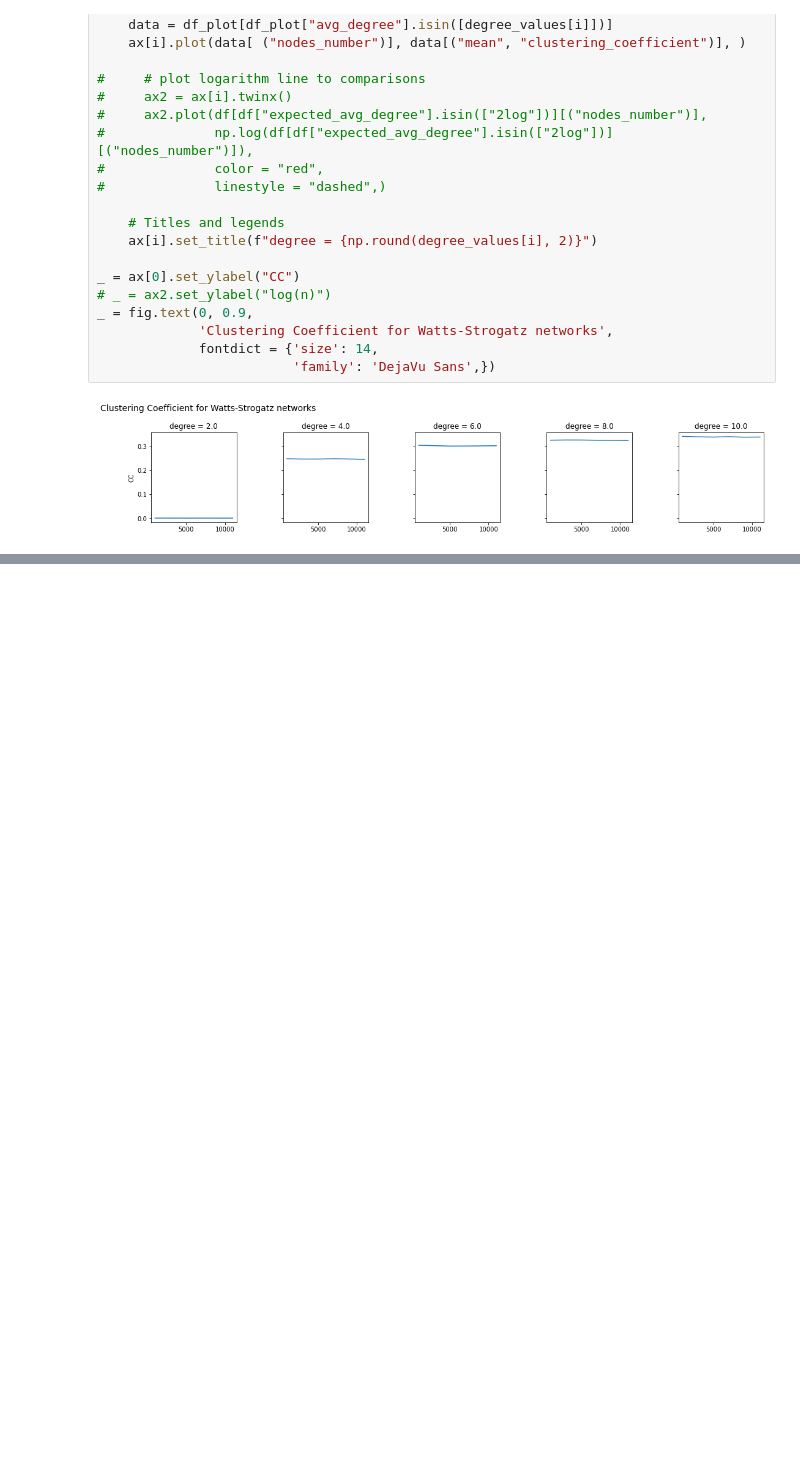
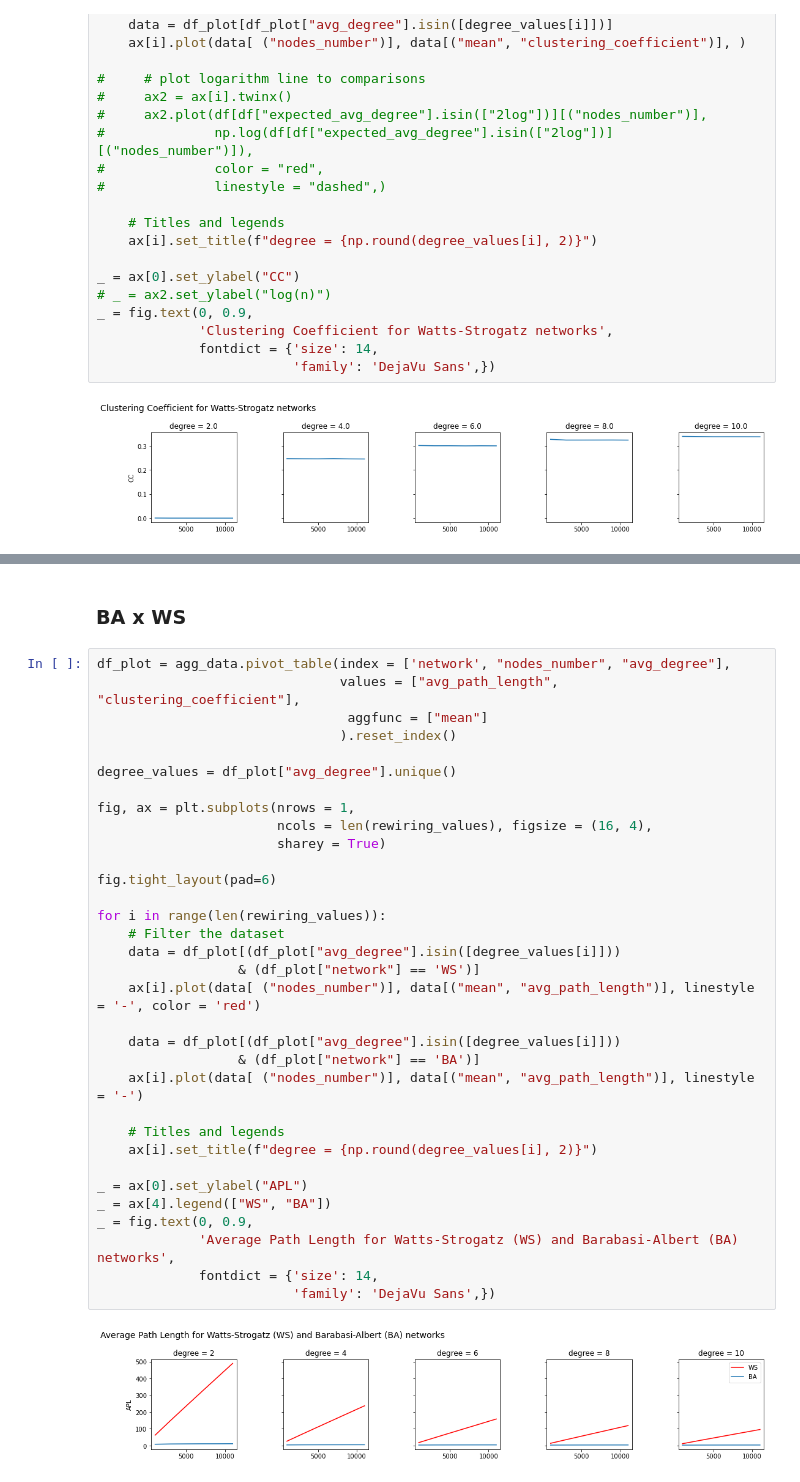
Before and after one commit to victorsanunes/complex-networks, a Jupyter notebook: notebooks/Assignment_02.ipynb, the cells around one changed output, grey strips where cells are left out. Drawn from its saved outputs; the diff is of its cells as text; blank space fills up the shorter version.

```diff
--- a/notebooks/Assignment_02.ipynb
+++ b/notebooks/Assignment_02.ipynb
@@ -662,0 +745,37 @@ _ = fig.text(0, 0.9,
+# %% [markdown]
+### BA x WS
+# %%
+df_plot = agg_data.pivot_table(index = ['network', "nodes_number", "avg_degree"],
+                               values = ["avg_path_length", "clustering_coefficient"],
+                                aggfunc = ["mean"]
+                               ).reset_index()
+
+degree_values = df_plot["avg_degree"].unique()
+
+fig, ax = plt.subplots(nrows = 1,
+                       ncols = len(rewiring_values), figsize = (16, 4),
+                       sharey = True)
+
+fig.tight_layout(pad=6)
+
+for i in range(len(rewiring_values)):
+    # Filter the dataset
+    data = df_plot[(df_plot["avg_degree"].isin([degree_values[i]]))
+                  & (df_plot["network"] == 'WS')]
+    ax[i].plot(data[ ("nodes_number")], data[("mean", "avg_path_length")], linestyle = '-', color = 'red')
+
+    data = df_plot[(df_plot["avg_degree"].isin([degree_values[i]]))
+                  & (df_plot["network"] == 'BA')]
+    ax[i].plot(data[ ("nodes_number")], data[("mean", "avg_path_length")], linestyle = '-')
+
+    # Titles and legends
+    ax[i].set_title(f"degree = {np.round(degree_values[i], 2)}")
+
+_ = ax[0].set_ylabel("APL")
+_ = ax[4].legend(["WS", "BA"])
+_ = fig.text(0, 0.9,
+             'Average Path Length for Watts-Strogatz (WS) and Barabasi-Albert (BA) networks',
+             fontdict = {'size': 14,
+                         'family': 'DejaVu Sans',})
+# %% [output]
+[figure, added]
```
Also changed, not shown: parts of 16 cells of this notebook.
